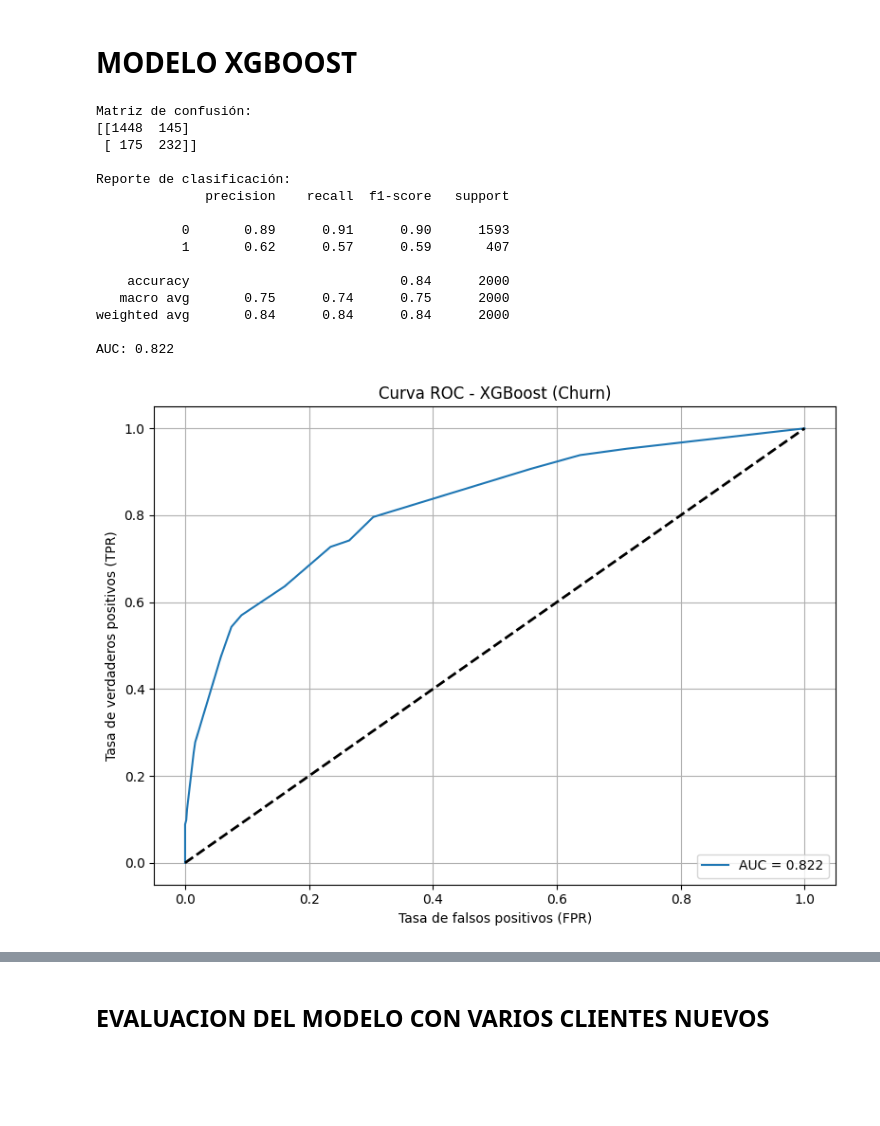
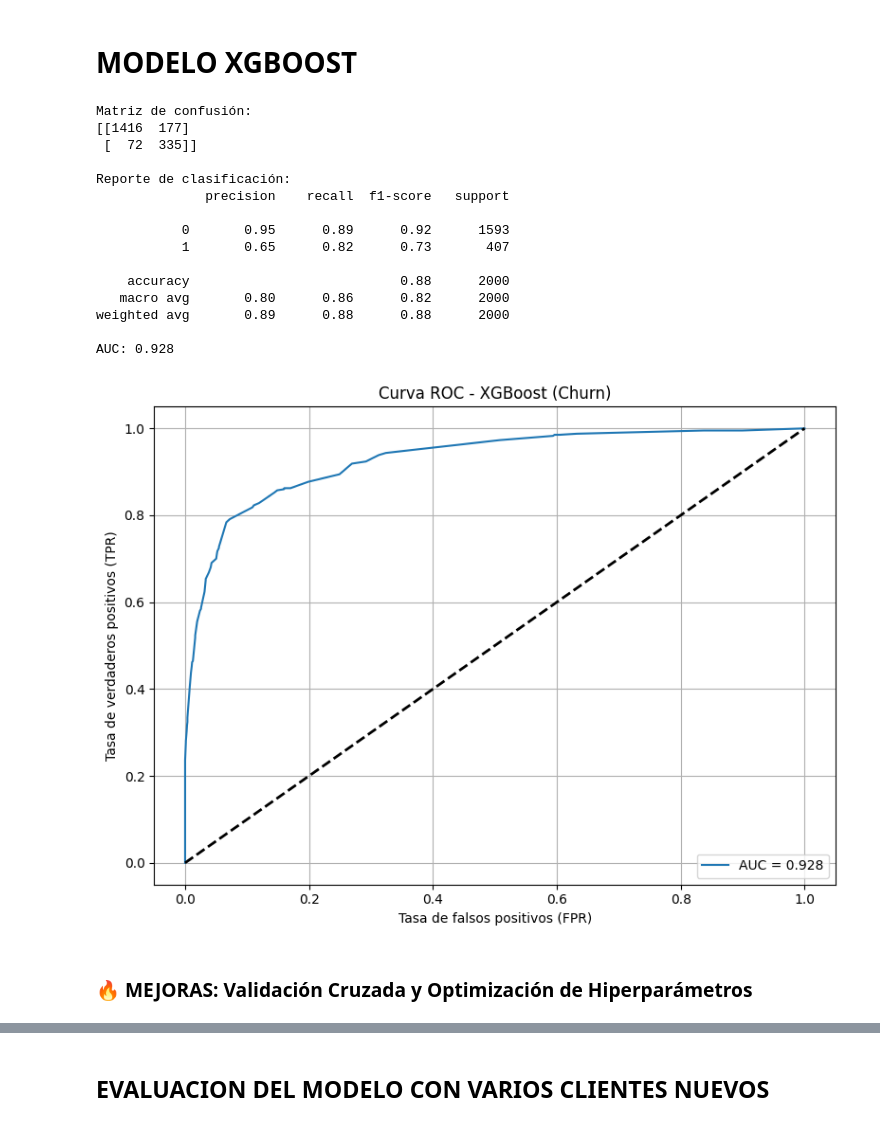
Before and after one commit to Gameto2025/churninsight-banco, a Jupyter notebook: Banco_Churn_ML.ipynb, the cells around one changed output, grey strips where cells are left out. Drawn from its saved outputs; the diff is of its cells as text; code cells hidden in the pictures; blank space fills up the shorter version.

```diff
--- a/Banco_Churn_ML.ipynb
+++ b/Banco_Churn_ML.ipynb
@@ -56,0 +135,7 @@ datos
+# %%
+# Leer el archivo CSV (ajustado para VS Code local)
+import os
+csv_path = 'Banco_Churn.csv'  # El archivo está en la misma carpeta que el notebook
+datos = pd.read_csv(csv_path)
+print(f"✅ Datos cargados correctamente: {datos.shape[0]} filas, {datos.shape[1]} columnas")
+datos.head()
@@ -176,6 +351,6 @@ print(mi_scores)
 # %% [markdown]
 Se eliminaran las variables que tengan menor indice MI, ya son las que menos aportan en el analisis del churn.
 # %%
-df_final = df.drop(columns=['Age','CreditScore','Balance_zero','Balance','Gender','IsActiveMember','Mujer_Alemania','Country'])
+df_final = df.drop(columns=['Age','Score_Riesgo','CreditScore','Balance_zero','Balance','Gender','IsActiveMember','Mujer_Alemania','Country'])
 df_final.sample(10)
 # %% [output]
@@ -205,2 +416,4 @@ df_final.corr().round(4)
 # %% [markdown]
 Todas las variables elegidas tiene una correlacion moderada que no representan fuga de datos.
+# %%
+df_final = df_final.drop(columns=['Balance_Bajo','Age_Risk','Age_x_Products'])
@@ -243,4 +493,6 @@ NumOfProducts        -0.047820
 Name: Churn, dtype: float64
+# %%
+df_final = df_final.drop(columns=['Product_Usage_Drop','Recent_Inactive','Delta_Balance'])
 # %% [markdown]
 En general, ninguna variable tiene alta correlacion (sobre 0.5) con la variable en estudio. Por lo tanto, se podria concluir que no hay fuga de datos.
 # %% [markdown]
@@ -325,12 +571,14 @@ import matplotlib.pyplot as plt
 X = df_final.drop('Churn', axis=1)
 y = df_final['Churn']
 
+# Actualizar lista de columnas numéricas incluyendo las nuevas
 columnas_numericas = [
-    'Age_Risk',
     'NumOfProducts',
     'Inactivo_40_70',
     'Products_Risk_Flag',
-    'Country_Risk_Flag'
+    'Country_Risk_Flag',
+    'Delta_NumOfProducts',   # Nueva
+    'Had_Complaint'          # Nueva
 ]
 
 # -----------------------------
@@ -349,21 +597,6 @@ X_train, X_test, y_train, y_test = train_test_split(
 preprocesador = ColumnTransformer(transformers=[
     ('num', 'passthrough', columnas_numericas)
 ])
-
-# -----------------------------
-# XGBoost
-# -----------------------------
-xgb = XGBClassifier(
-    n_estimators=300,
-    max_depth=4,
-    learning_rate=0.05,
-    subsample=0.8,
-    colsample_bytree=0.8,
-    scale_pos_weight=(y_train.value_counts()[0] / y_train.value_counts()[1]),
-    eval_metric='auc',
-    random_state=42,
-    n_jobs=-1
-)
 
 # -----------------------------
 # Pipeline
@@ -403,39 +636,41 @@ print("Matriz de confusión:")
 print(confusion_matrix(y_test, y_pred))
 
 print("\nReporte de clasificación:")
 print(classification_report(y_test, y_pred))
 
 print(f"AUC: {roc_auc_score(y_test, y_prob):.3f}")
 
 # -----------------------------
 # Curva ROC
 # -----------------------------
 fpr, tpr, thresholds = roc_curve(y_test, y_prob)
 
 plt.figure(figsize=(8, 6))
 plt.plot(fpr, tpr, label=f"AUC = {roc_auc_score(y_test, y_prob):.3f}")
 plt.plot([0, 1], [0, 1], 'k--', lw=2)
 plt.xlabel('Tasa de falsos positivos (FPR)')
 plt.ylabel('Tasa de verdaderos positivos (TPR)')
 plt.title('Curva ROC - XGBoost (Churn)')
 plt.legend(loc='lower right')
 plt.grid(True)
 plt.tight_layout()
 plt.show()
 # %% [output]
 Matriz de confusión:
-[[1448  145]
- [ 175  232]]
+[[1416  177]
+ [  72  335]]
 
 Reporte de clasificación:
               precision    recall  f1-score   support
 
-           0       0.89      0.91      0.90      1593
-           1       0.62      0.57      0.59       407
+           0       0.95      0.89      0.92      1593
+           1       0.65      0.82      0.73       407
 
-    accuracy                           0.84      2000
-   macro avg       0.75      0.74      0.75      2000
-weighted avg       0.84      0.84      0.84      2000
+    accuracy                           0.88      2000
+   macro avg       0.80      0.86      0.82      2000
+weighted avg       0.89      0.88      0.88      2000
 
-AUC: 0.822
+AUC: 0.928
-[figure, old version]
+[figure, new version]
+# %% [markdown]
+### **🔥 MEJORAS: Validación Cruzada y Optimización de Hiperparámetros**
```
Also changed, not shown: parts of 39 cells of this notebook.
